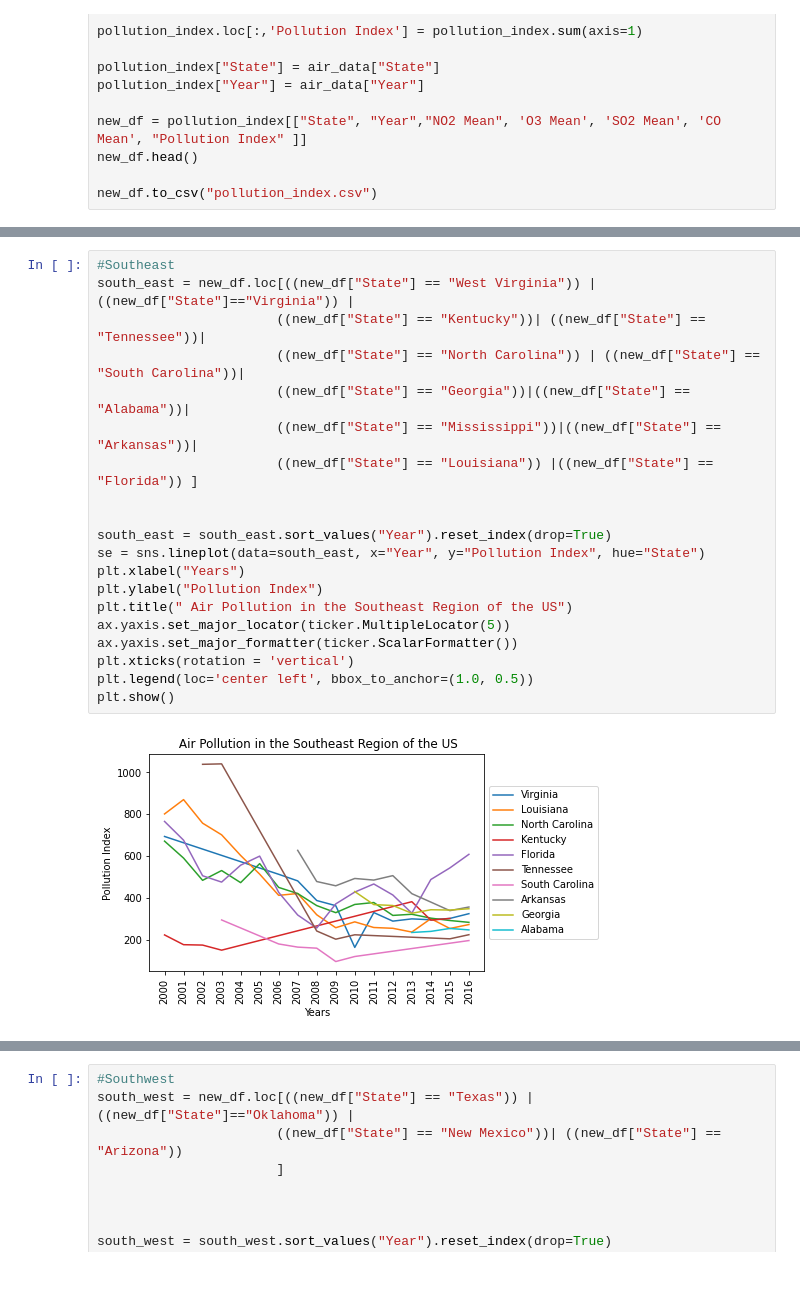
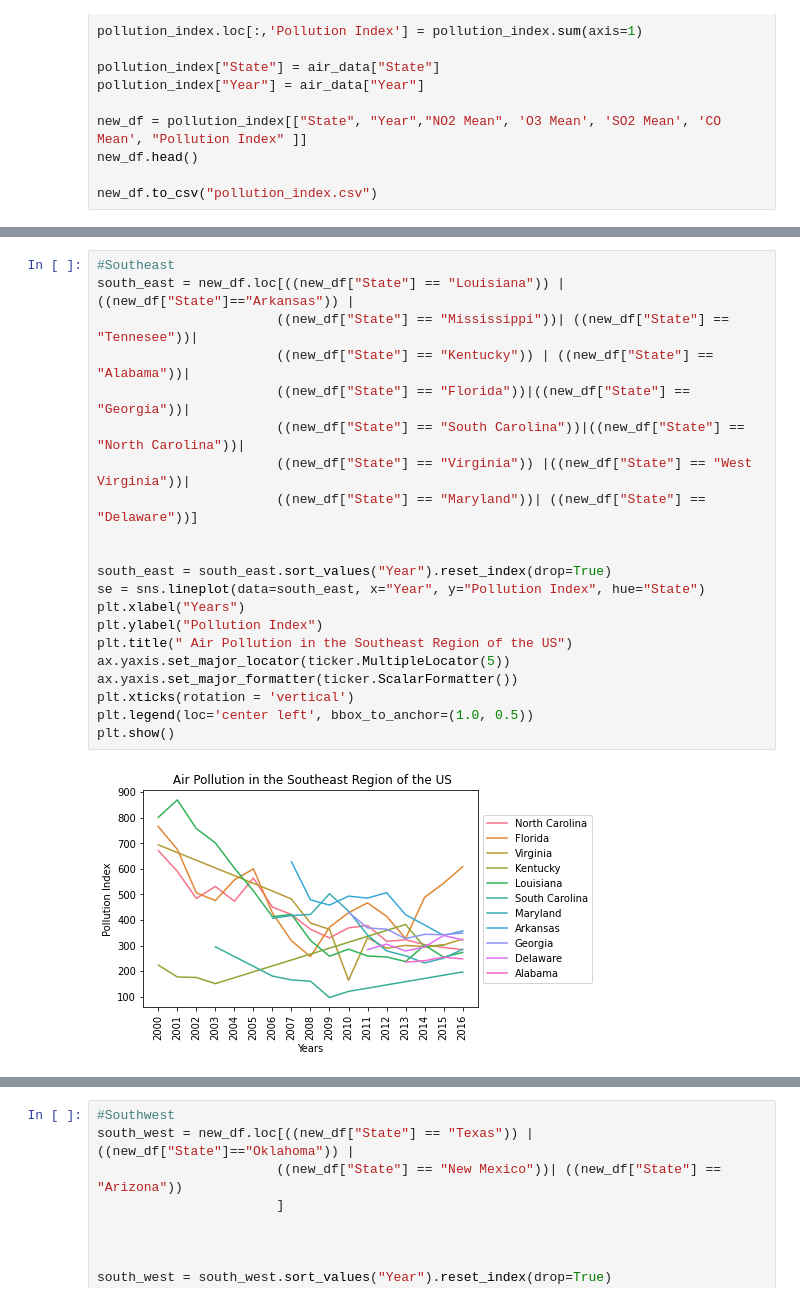
Before and after one commit to Wes90/Climate-DEchangers, a Jupyter notebook: Air quality charts.ipynb, the cells around one changed output, grey strips where cells are left out. Drawn from its saved outputs; the diff is of its cells as text.

```diff
--- a/Air quality charts.ipynb
+++ b/Air quality charts.ipynb
@@ -126,25 +126,26 @@ plt.show()
 # %%
 #Southeast
-south_east = new_df.loc[((new_df["State"] == "West Virginia")) | ((new_df["State"]=="Virginia")) |
-                       ((new_df["State"] == "Kentucky"))| ((new_df["State"] == "Tennessee"))|
-                       ((new_df["State"] == "North Carolina")) | ((new_df["State"] == "South Carolina"))|
-                       ((new_df["State"] == "Georgia"))|((new_df["State"] == "Alabama"))|
-                       ((new_df["State"] == "Mississippi"))|((new_df["State"] == "Arkansas"))|
-                       ((new_df["State"] == "Louisiana")) |((new_df["State"] == "Florida")) ]
+south_east = new_df.loc[((new_df["State"] == "Louisiana")) | ((new_df["State"]=="Arkansas")) |
+                       ((new_df["State"] == "Mississippi"))| ((new_df["State"] == "Tennesee"))|
+                       ((new_df["State"] == "Kentucky")) | ((new_df["State"] == "Alabama"))|
+                       ((new_df["State"] == "Florida"))|((new_df["State"] == "Georgia"))|
+                       ((new_df["State"] == "South Carolina"))|((new_df["State"] == "North Carolina"))|
+                       ((new_df["State"] == "Virginia")) |((new_df["State"] == "West Virginia"))|
+                       ((new_df["State"] == "Maryland"))| ((new_df["State"] == "Delaware"))]
 
 
 south_east = south_east.sort_values("Year").reset_index(drop=True)
 se = sns.lineplot(data=south_east, x="Year", y="Pollution Index", hue="State")
 plt.xlabel("Years")
 plt.ylabel("Pollution Index")
 plt.title(" Air Pollution in the Southeast Region of the US")
 ax.yaxis.set_major_locator(ticker.MultipleLocator(5))
 ax.yaxis.set_major_formatter(ticker.ScalarFormatter())
 plt.xticks(rotation = 'vertical')
 plt.legend(loc='center left', bbox_to_anchor=(1.0, 0.5))
 plt.show()
 # %% [output]
-[figure, old version]
+[figure, new version]
 # %%
 #Midwest
 mid_west = new_df.loc[((new_df["State"] == "Ohio")) | ((new_df["State"]=="Indiana")) |
```
Also changed, not shown: parts of 6 cells of this notebook, 1 other file.
